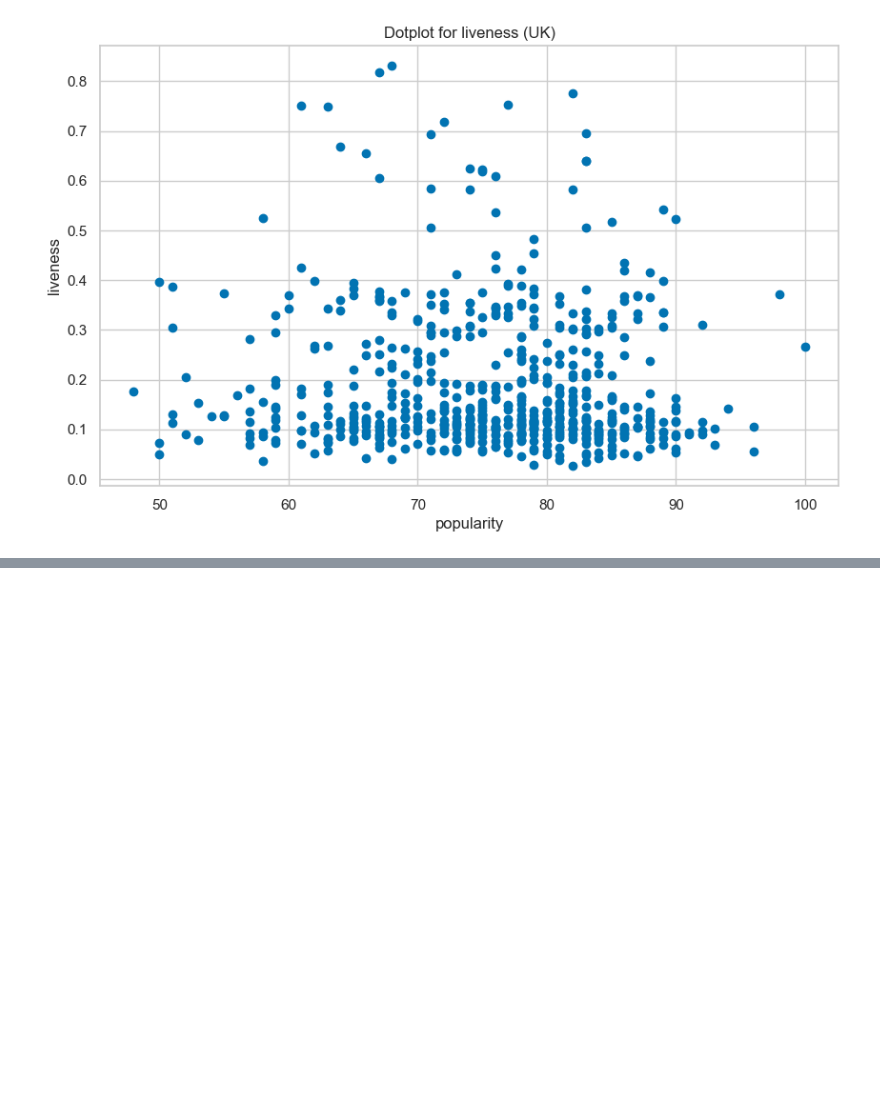
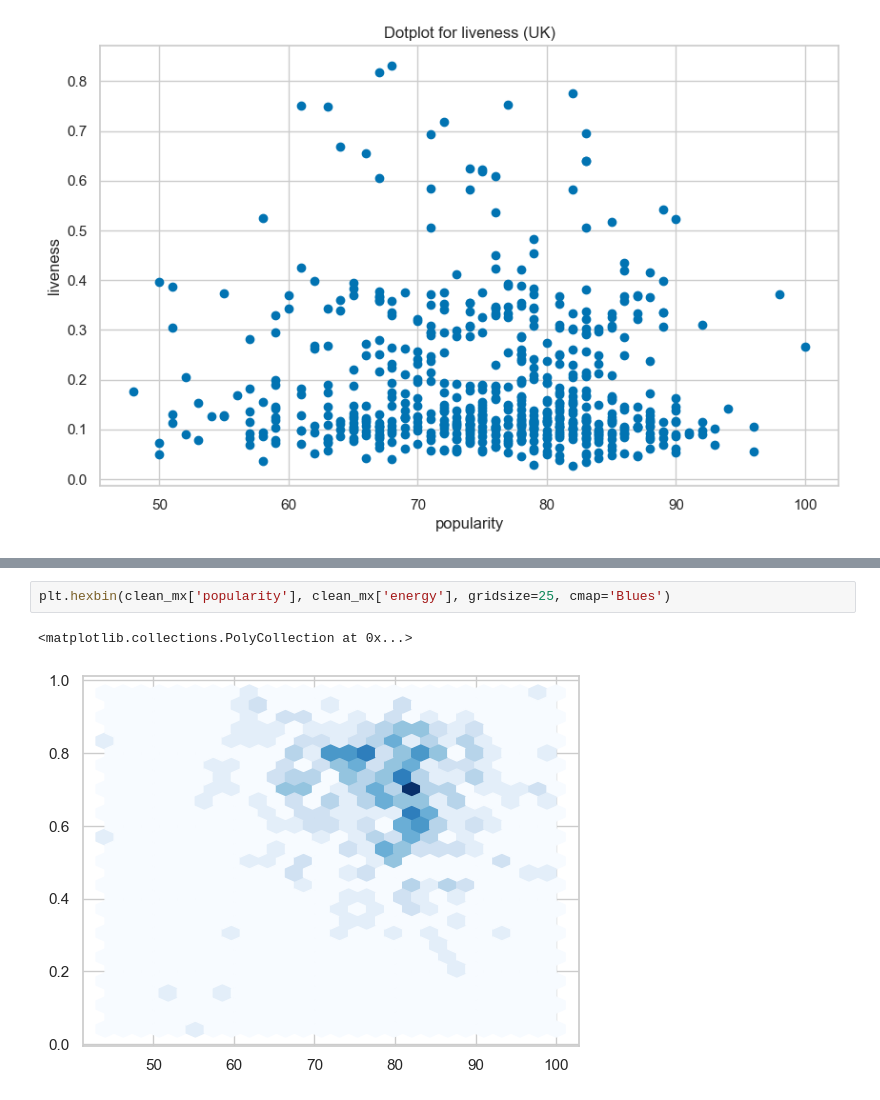
Before and after one commit to RyanFrazin/CS2410-Spotify-Data, a Jupyter notebook: CS2410_Spotify_Data.ipynb, the cells around one changed output, grey strips where cells are left out. Cells and saved outputs as stored; diff of their text form; blank space fills up the shorter version.

```diff
--- a/CS2410_Spotify_Data.ipynb
+++ b/CS2410_Spotify_Data.ipynb
@@ -580,3 +611,8 @@ plt.show()
+# %%
+plt.hexbin(clean_mx['popularity'], clean_mx['energy'], gridsize=25, cmap='Blues')
+# %% [output]
+<matplotlib.collections.PolyCollection at 0x...>
+[figure, added]
 # %%
 # MX valence
 plt.figure(figsize=(10, 6))
```
Also changed, not shown: parts of 33 cells of this notebook.
